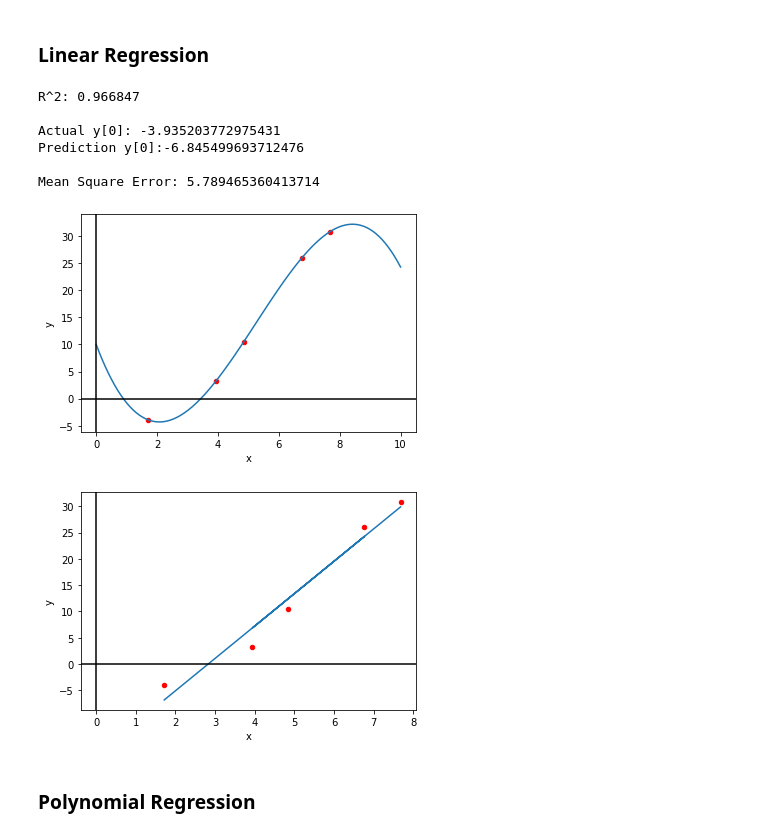
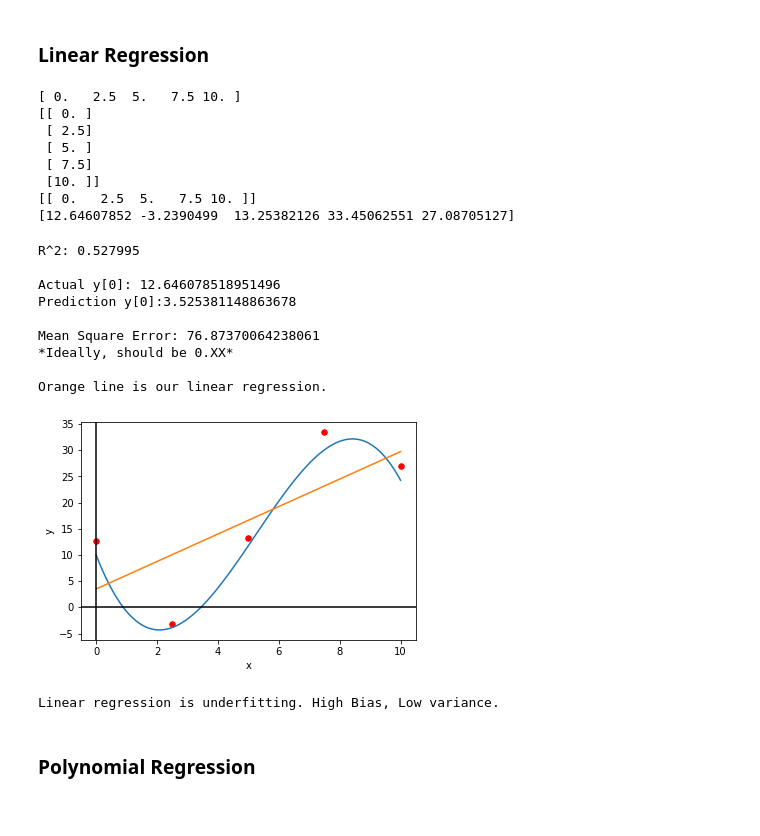
Before and after one commit to lunayht/AI504, a Jupyter notebook: ai504_02_ml.ipynb, the cells around one changed output. Cells and saved outputs as stored; diff of their text form; code cells hidden in the pictures.

```diff
--- a/ai504_02_ml.ipynb
+++ b/ai504_02_ml.ipynb
@@ -29,3 +40,8 @@ def draw_plot(X, Y, x_sample, y_sample):
     plt.axhline(0, color='black')
     plt.axvline(0, color='black')
     plt.show()
+# %%
+x = np.linspace(0, 10, 10)
+y = np.linspace(0, 10, 10)
+plt.scatter(x, y)
+plt.show()
@@ -44,17 +62,18 @@ plt.axhline(0, color="black")
 plt.axvline(0, color="black")
 plt.show()
 
-# Quiz: Sample 5 points of foo in the domain [0, 10] and visualize with draw_plot
+# Quiz: Using linspace sample 5 points of foo in the domain [0, 10] and visualize with draw_plot
 # domain: x, range: y
-random_idx = np.random.randint(0, 100, size=5)
-x_sample = x_line[random_idx]
-y_sample = Y[random_idx]
-draw_plot(x_line, Y, x_sample, y_sample)
+x_sample = np.linspace(0, 10, 5)
+y_sample = foo(x_sample)
+draw_plot([x_line], [Y], x_sample, y_sample)
 
 # Quiz: Sample 5 points of foo in the domain [0, 10] with Gaussian noise where mu=0, sigma=0.1 and visualize.
-noise = np.random.normal(0,0.1)
-x_sample = x_line[random_idx] + noise
-y_sample = Y[random_idx] + noise
-draw_plot(x_line, Y, x_sample, y_sample)
+np.random.seed(0)
+num_points = 5
+noise = np.random.normal(0, 1.5, num_points)
+x_sample = np.linspace(0, 10, num_points)
+y_sample = foo(x_sample) + noise
+draw_plot([x_line], [Y], x_sample, y_sample)
 # %% [output]
 [figure]
@@ -63,44 +82,60 @@ draw_plot(x_line, Y, x_sample, y_sample)
 # %% [markdown]
 ### Linear Regression
+# %%
+print(x_sample)
+print(x_sample[:,None]) # one feature, multiple batches **m x n**
+print(x_sample[None,:]) # one batch, multiple features
+
+print(y_sample) # output for each x - 1D
+# %% [output]
+[ 0.   2.5  5.   7.5 10. ]
+[[ 0. ]
+ [ 2.5]
+ [ 5. ]
+ [ 7.5]
+ [10. ]]
+[[ 0.   2.5  5.   7.5 10. ]]
+[12.64607852 -3.2390499  13.25382126 33.45062551 27.08705127]
 # %%
 from sklearn.linear_model import LinearRegression
-
-random_idx = np.random.randint(0, 100, size=5)
-x_sample = x_line[random_idx]
-y_sample = Y[random_idx]
 
 # Defining a linear regression model.
 lr = LinearRegression()
 x_new = x_sample[:, None]
 
 # Training the linear regression model.
 lr.fit(x_new, y_sample)
 
 # Coefficient of Determination (i.e. R^2, R Squared)
 r2 = lr.score(x_new, y_sample)
 print("R^2: %f\n" % r2)
 
 # Predicting a single data point.
-y_hat = lr.predict(x_new[0,None])
-print(f"Actual y[0]: {y_sample[0]}\nPrediction y[0]:{y_hat[0]}\n")
+y_hat_0 = lr.predict(x_new[0, None])
+print(f"Actual y[0]: {y_sample[0]}\nPrediction y[0]:{y_hat_0[0]}\n")
 
 # Quiz: Calculate Mean Squared Error using x_sample and y_sample and lr.predict()
-MSE = np.mean((lr.predict(x_new) - y_sample)**2)
-print(f"Mean Square Error: {MSE}\n")
+y_hat = lr.predict(x_new)
+MSE = np.mean((y_hat - y_sample)**2)
+print(f"Mean Square Error: {MSE}\n*Ideally, should be 0.XX*\n")
 
 # Quiz: Use x_line, lr.predict() and draw_plot to visualize the linear regression model,
 #       in comparison with the original function foo.
-draw_plot(x_line, Y, x_sample, y_sample)
-draw_plot(x_new, lr.predict(x_new), x_sample, y_sample)
+print("Orange line is our linear regression.")
+draw_plot([x_line, x_new], [Y, y_hat], x_sample, y_sample)
+print("Linear regression is underfitting. High Bias, Low variance.")
 # %% [output]
-R^2: 0.966847
+R^2: 0.527995
 
-Actual y[0]: -3.935203772975431
-Prediction y[0]:-6.845499693712476
+Actual y[0]: 12.646078518951496
+Prediction y[0]:3.525381148863678
 
-Mean Square Error: 5.789465360413714
+Mean Square Error: 76.87370064238061
+*Ideally, should be 0.XX*
+
+Orange line is our linear regression.
-[figure, old version]
+[figure, new version]
-[figure, removed]
+Linear regression is underfitting. High Bias, Low variance.
 # %% [markdown]
 ### Polynomial Regression
 # %%
```
Also changed, not shown: parts of 11 cells of this notebook, 1 other file.
